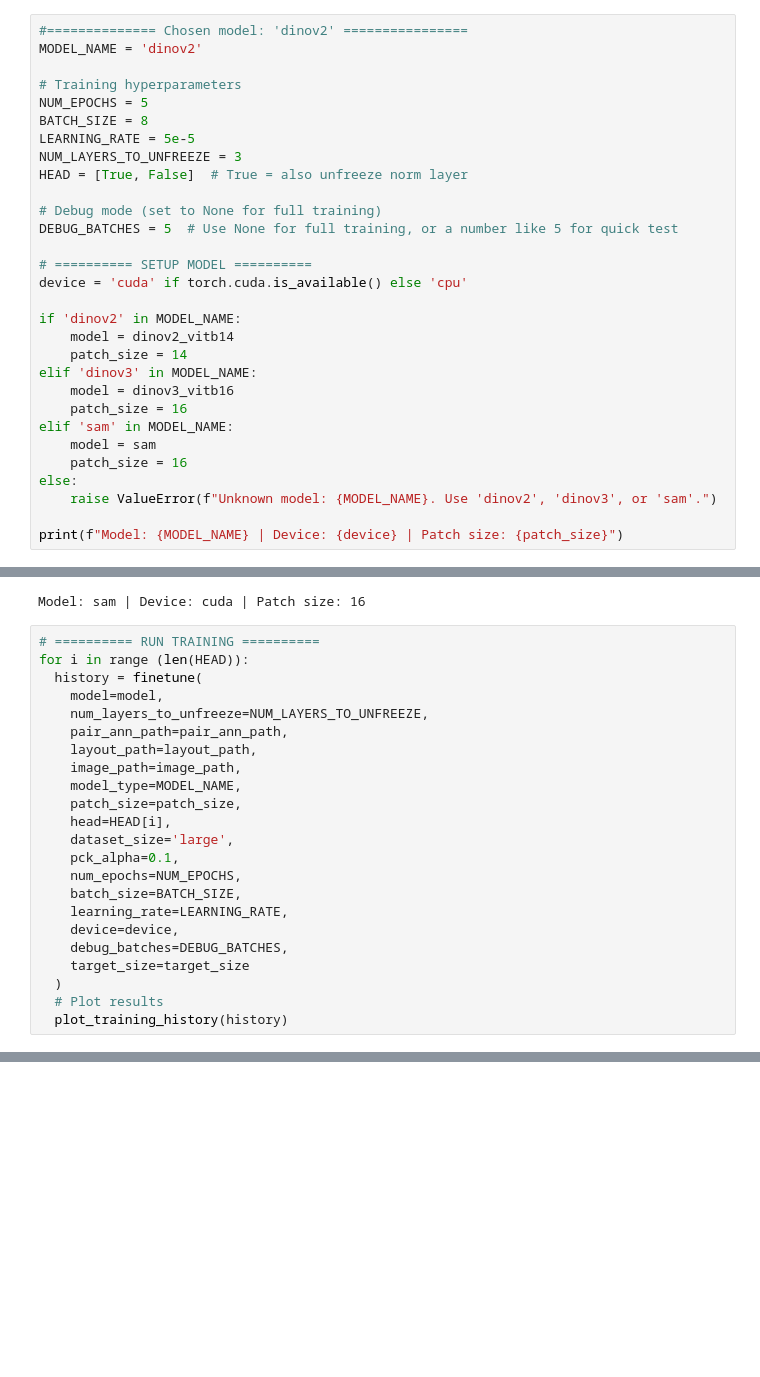
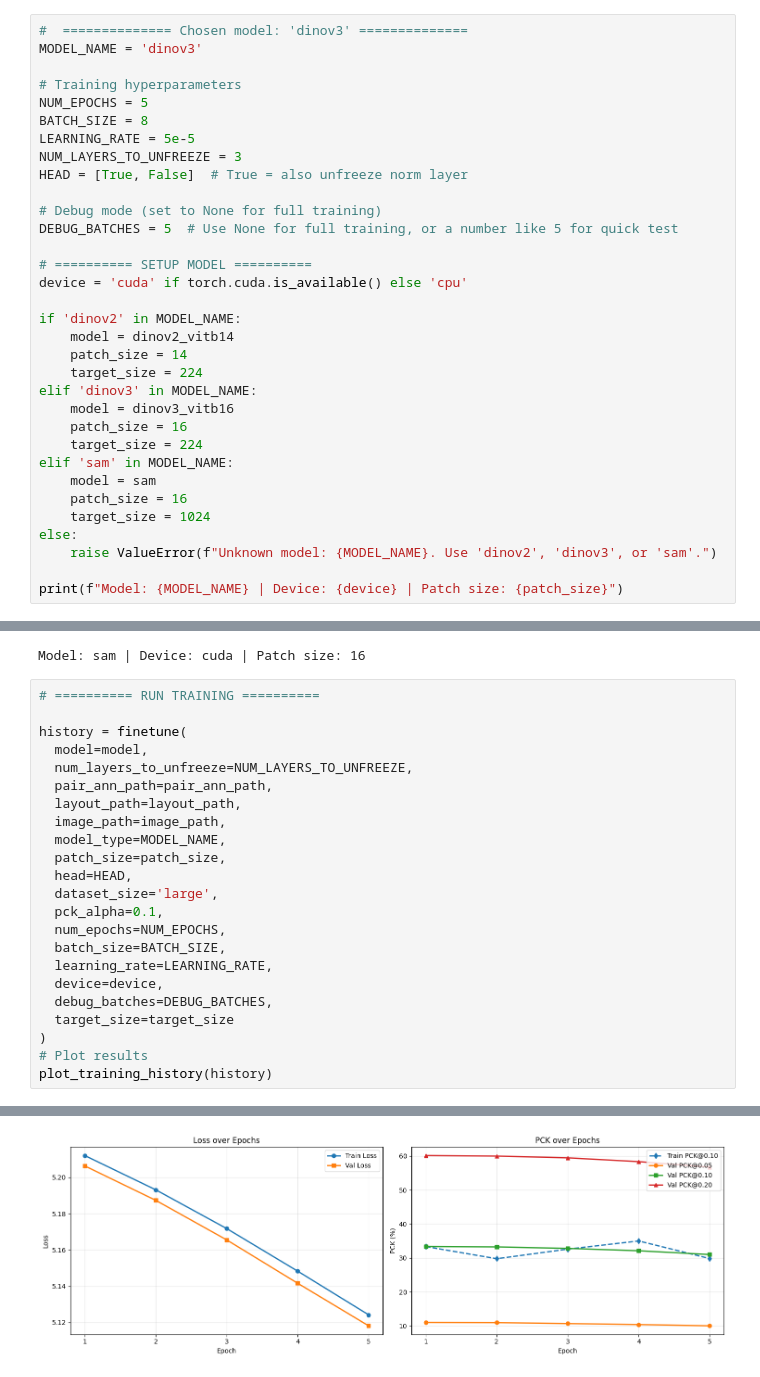
Before and after one commit to Luffy65/Semantic-Correspondence, a Jupyter notebook: train.ipynb, the cells around one changed output, grey strips where cells are left out. Cells and saved outputs as stored; diff of their text form; blank space fills up the shorter version.

```diff
--- a/train.ipynb
+++ b/train.ipynb
@@ -849,6 +887,6 @@ def plot_training_history(history):
 # %%
-#============== Chosen model: 'dinov2' ================
-MODEL_NAME = 'dinov2'
+#  ============== Chosen model: 'dinov3' ==============
+MODEL_NAME = 'dinov3'
 
 # Training hyperparameters
 NUM_EPOCHS = 5
@@ -866,12 +904,15 @@ device = 'cuda' if torch.cuda.is_available() else 'cpu'
 if 'dinov2' in MODEL_NAME:
     model = dinov2_vitb14
     patch_size = 14
+    target_size = 224
 elif 'dinov3' in MODEL_NAME:
     model = dinov3_vitb16
     patch_size = 16
+    target_size = 224
 elif 'sam' in MODEL_NAME:
     model = sam
     patch_size = 16
+    target_size = 1024
 else:
     raise ValueError(f"Unknown model: {MODEL_NAME}. Use 'dinov2', 'dinov3', or 'sam'.")
 
@@ -947,24 +956,25 @@ print(f"Model: {MODEL_NAME} | Device: {device} | Patch size: {patch_size}")
 Model: sam | Device: cuda | Patch size: 16
 # %%
 # ========== RUN TRAINING ==========
-for i in range (len(HEAD)):
-  history = finetune(
-    model=model,
-    num_layers_to_unfreeze=NUM_LAYERS_TO_UNFREEZE,
-    pair_ann_path=pair_ann_path,
-    layout_path=layout_path,
-    image_path=image_path,
-    model_type=MODEL_NAME,
-    patch_size=patch_size,
-    head=HEAD[i],
-    dataset_size='large',
-    pck_alpha=0.1,
-    num_epochs=NUM_EPOCHS,
-    batch_size=BATCH_SIZE,
-    learning_rate=LEARNING_RATE,
-    device=device,
-    debug_batches=DEBUG_BATCHES,
-    target_size=target_size
-  )
-  # Plot results
-  plot_training_history(history)
+
+history = finetune(
+  model=model,
+  num_layers_to_unfreeze=NUM_LAYERS_TO_UNFREEZE,
+  pair_ann_path=pair_ann_path,
+  layout_path=layout_path,
+  image_path=image_path,
+  model_type=MODEL_NAME,
+  patch_size=patch_size,
+  head=HEAD,
+  dataset_size='large',
+  pck_alpha=0.1,
+  num_epochs=NUM_EPOCHS,
+  batch_size=BATCH_SIZE,
+  learning_rate=LEARNING_RATE,
+  device=device,
+  debug_batches=DEBUG_BATCHES,
+  target_size=target_size
+)
+# Plot results
+plot_training_history(history)
+# %% [output]
@@ -970,0 +998 @@ for i in range (len(HEAD)):
+[figure, added]
```
Also changed, not shown: parts of 8 cells of this notebook.
